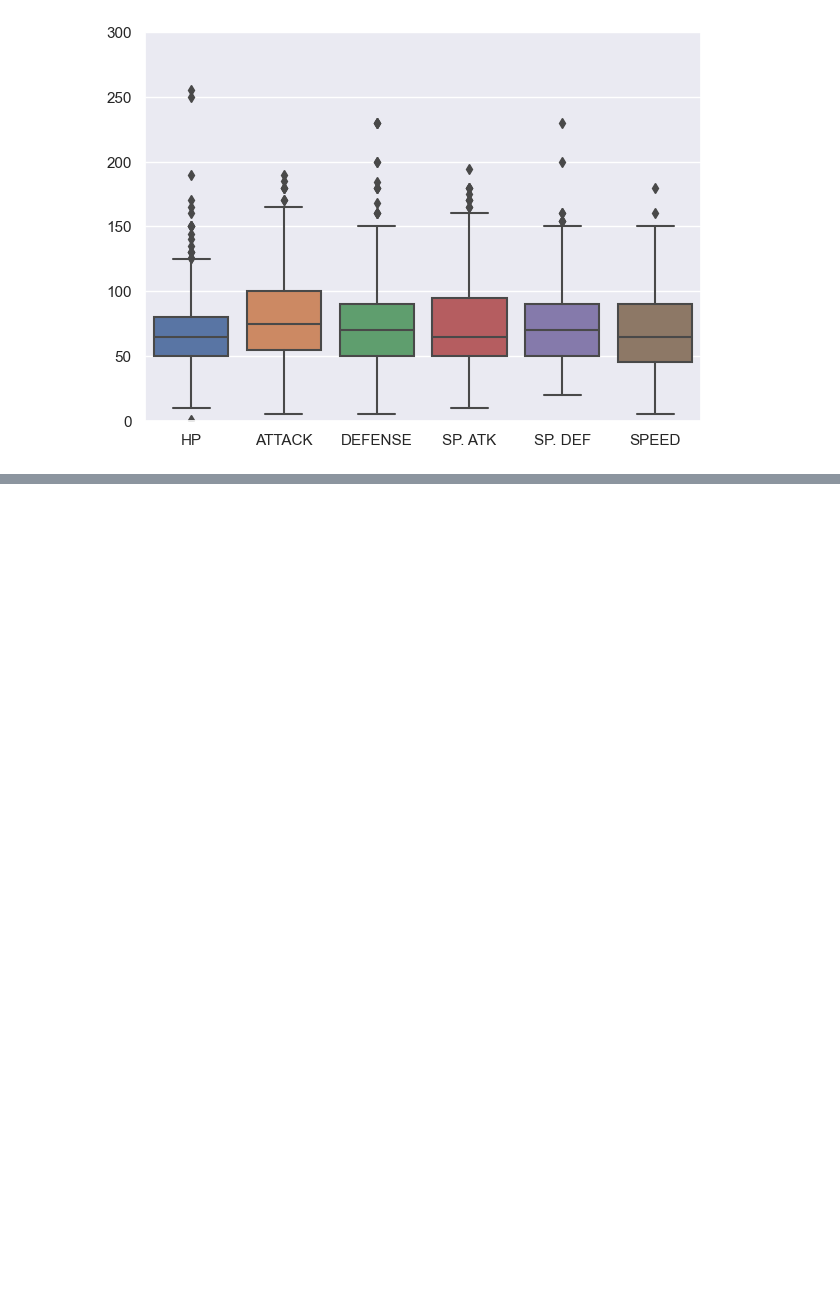
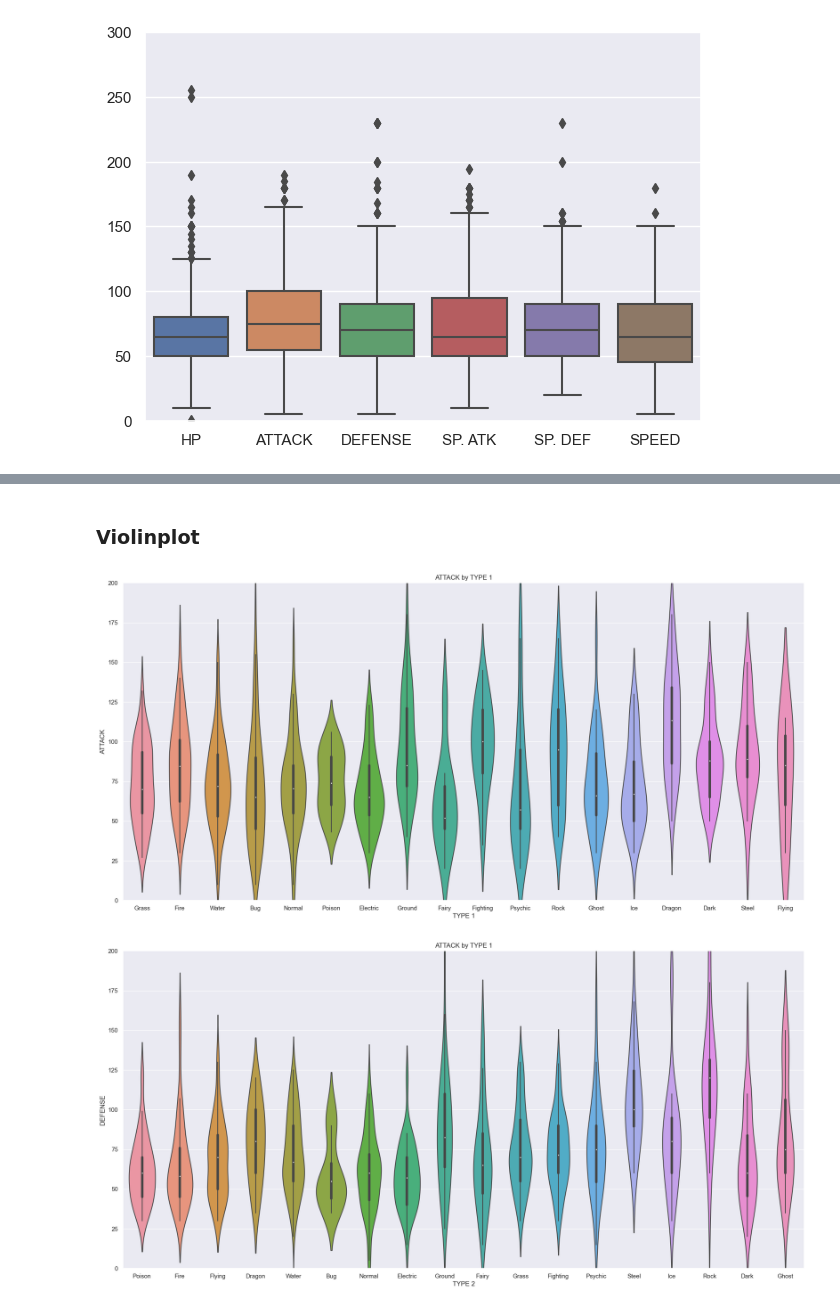
Before and after one commit to VictorGonzalezEscriba/pokemon_stats, a Jupyter notebook: notebook.ipynb, the cells around one changed output, grey strips where cells are left out. Cells and saved outputs as stored; diff of their text form; code cells hidden in the pictures; blank space fills up the shorter version.

```diff
--- a/notebook.ipynb
+++ b/notebook.ipynb
@@ -322 +321,26 @@ Noibat
 [figure]
+# %% [markdown]
+### Violinplot
+# %%
+# Figure 1
+x = "TYPE 1"
+y = "ATTACK"
+
+plt.subplots(figsize = (20,10))
+plt.title(y + ' by ' + x)
+sns.violinplot(x = x, y = y,data = df)
+plt.ylim(0,200)
+plt.show()
+
+# Figure 2
+x2 = "TYPE 2"
+y2 = "DEFENSE"
+
+plt.subplots(figsize = (20,10))
+plt.title(y + ' by ' + x)
+sns.violinplot(x = x2, y = y2,data = df)
+plt.ylim(0,200)
+plt.show()
+# %% [output]
+[figure, added]
+[figure, added]
```
Also changed, not shown: parts of 19 cells of this notebook, 1 other file.
